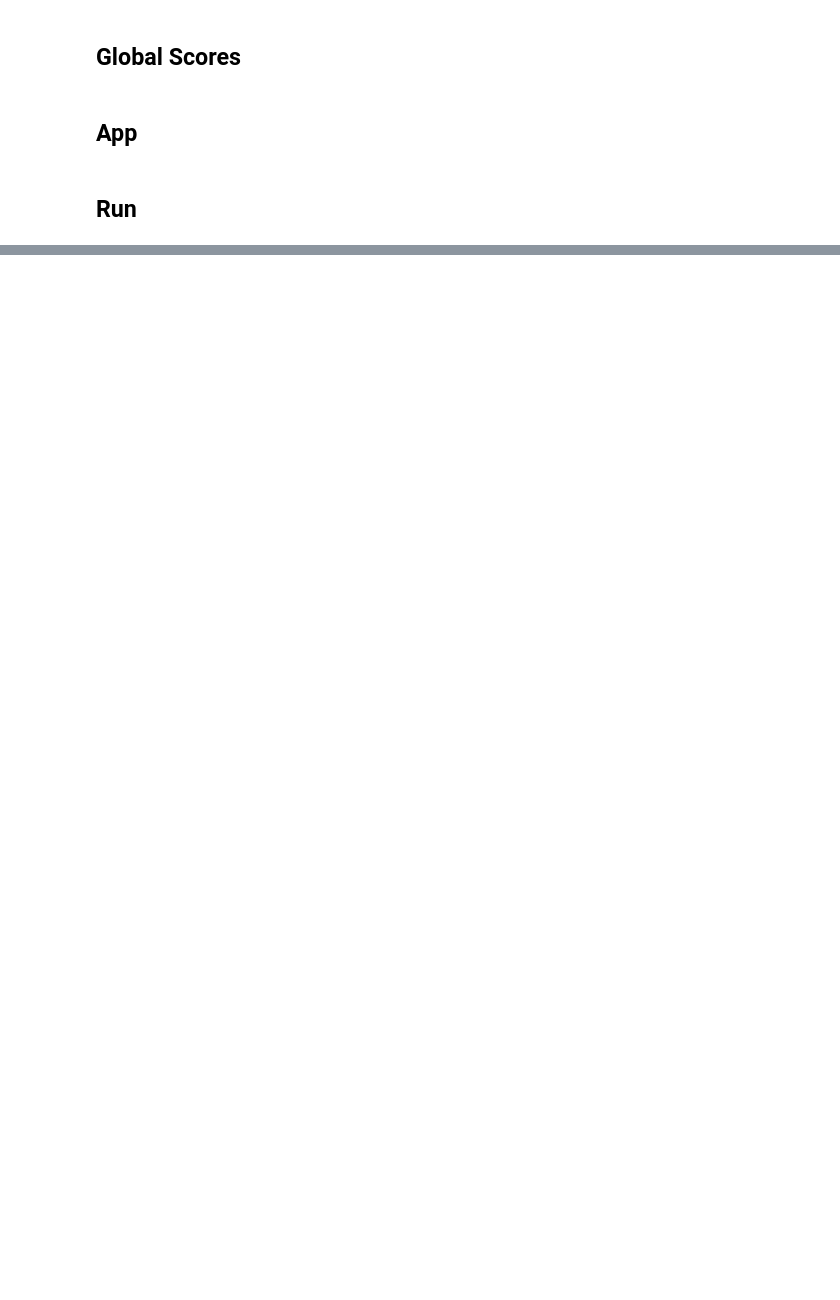
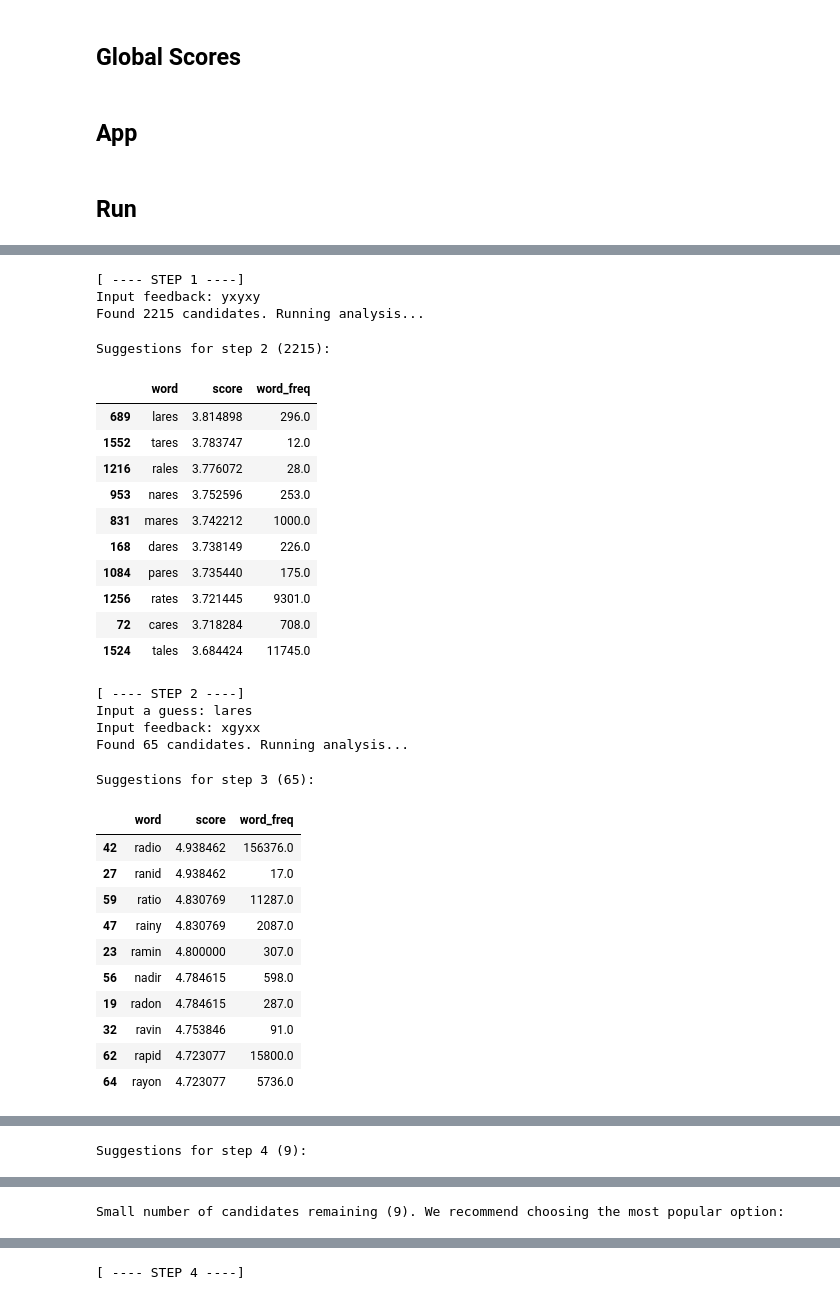
Before and after one commit to chrischow/wordle_solver, a Jupyter notebook: bruteforce.ipynb, the cells around one changed output, grey strips where cells are left out. Drawn from its saved outputs; the diff is of its cells as text; code cells hidden in the pictures; blank space fills up the shorter version.

```diff
--- a/bruteforce.ipynb
+++ b/bruteforce.ipynb
@@ -90,7 +68,7 @@ def filter_wordset(input_word, feedback, wordset):
 ## Vector Ops
 # %%
 def init_vec(word):
-    mat = np.zeros((26, 5))
+    mat = np.zeros((26, 5), dtype='int8')
     for i, l in enumerate(word):
         mat[alpha_dict[l], i] = 1
     return mat
@@ -116,0 +149,4 @@ def get_scores(word, mask):
+# %%
+candidate_mask = init_candidate_mask()
+eval_mat = solutions[candidate_mask].copy()
+eval_mat = eval_mat.reshape(np.sum(candidate_mask), 130)
@@ -164,6 +190,7 @@ def compute_n_filtered(input_word, solution):
 # %%
 def run_app(pre_load=None):
-    mask = np.array([True] * wordle.shape[0])
+    candidate_mask = init_candidate_mask()
+    filter_mask = init_filter_mask()
     step = 1
     w = wordle.copy()
     res = pd.DataFrame([{'a': 1}, {'a': 1}])
@@ -177,32 +204,46 @@ def run_app(pre_load=None):
         else:
             guess = pre_load
         if guess.lower() in ['quit', 'q']:
-            return w, mask, res
+            return w, candidate_mask, res
         tested_words.append(guess)
         all_chars = all_chars + list(set(guess))
         all_chars = list(set(all_chars))
 
         fb = input('Input feedback:')
         if fb.lower() in ['quit', 'q']:
-            return w, mask, res
+            return w, candidate_mask, res
 
-        mask = update_mask(guess, fb.upper(), wordle, mask)
+        # Update masks and candidate set
+        candidate_mask = update_candidate_mask(guess, fb.upper(), wordle, candidate_mask)
+        filter_mask = update_filter_mask(guess, fb, filter_mask)
         w = filter_wordset(guess, fb.upper(), w)
 
         # Candidates
         print(f'Found {w.shape[0]} candidates. Running analysis...')
         new_scores = []
-        # new_ncands = []
+        new_ncands = []
+
+        # eval_mat = solutions[candidate_mask].copy()
+
         for word in tqdm(w.word):
-            new_scores.append(get_final_scores(word, mask))
-            # temp_word = []
-            # for s in wordle_answers.word:
-            #     temp_word.append(compute_n_filtered(word, s))
+            # Get G/Y/X scores
+            new_scores.append(get_final_scores(word, candidate_mask))
 
-        print(f'Suggestions for step {step + 1}:')
+            # Get projected filter mask
+#             temp_cands = 0
+#             for solution in w.word:
+#                 proj_fb = get_feedback(word, solution)
+#                 proj_filter_mask = update_filter_mask(word, proj_fb, filter_mask)
+#                 temp_cands += get_n_cands(word, proj_filter_mask, candidate_mask)
+
+#             new_ncands.append(np.mean(temp_cands / w.shape[0]))
+
+
+        print(f'Suggestions for step {step + 1} ({w.shape[0]}):')
         res = pd.DataFrame({'word': w.word, 'score': new_scores}) \
             .merge(words_all[['word', 'word_freq']], on='word', how='left') \
             .fillna(0)
+        # display(res.sort_values(['ncands', 'score', 'word_freq'], ascending=[True, False, False]).head(10))
         display(res.sort_values(['score', 'word_freq'], ascending=False).head(10))
 
         # Filters
@@ -243,6 +284,6 @@ def run_app(pre_load=None):
         step += 1
         print()
 
-    return w, mask, res
+    return w, candidate_mask, res
 # %% [markdown]
 ## Run
@@ -319,0 +290,34 @@ Small number of candidates remaining (1). We recommend choosing the most popular
+# %%
+curr_wordset, curr_mask, curr_res = run_app('abaka')
+# %% [output]
+[ ---- STEP 1 ----]
+Input feedback: yxyxy
+Found 2215 candidates. Running analysis...
+Suggestions for step 2 (2215):
+|  | word | score | word_freq |
+| 689 | lares | 3.814898 | 296.0 |
+| 1552 | tares | 3.783747 | 12.0 |
+| 1216 | rales | 3.776072 | 28.0 |
+| 953 | nares | 3.752596 | 253.0 |
+| 831 | mares | 3.742212 | 1000.0 |
+| 168 | dares | 3.738149 | 226.0 |
+| 1084 | pares | 3.735440 | 175.0 |
+| 1256 | rates | 3.721445 | 9301.0 |
+| 72 | cares | 3.718284 | 708.0 |
+| 1524 | tales | 3.684424 | 11745.0 |
+[ ---- STEP 2 ----]
+Input a guess: lares
+Input feedback: xgyxx
+Found 65 candidates. Running analysis...
+Suggestions for step 3 (65):
+|  | word | score | word_freq |
+| 42 | radio | 4.938462 | 156376.0 |
+| 27 | ranid | 4.938462 | 17.0 |
+| 59 | ratio | 4.830769 | 11287.0 |
+| 47 | rainy | 4.830769 | 2087.0 |
+| 23 | ramin | 4.800000 | 307.0 |
+| 56 | nadir | 4.784615 | 598.0 |
+| 19 | radon | 4.784615 | 287.0 |
+| 32 | ravin | 4.753846 | 91.0 |
+| 62 | rapid | 4.723077 | 15800.0 |
+| 64 | rayon | 4.723077 | 5736.0 |
@@ -319,0 +328 @@ Small number of candidates remaining (1). We recommend choosing the most popular
+Suggestions for step 4 (9):
@@ -319,0 +339 @@ Small number of candidates remaining (1). We recommend choosing the most popular
+Small number of candidates remaining (9). We recommend choosing the most popular option:
@@ -319,0 +346 @@ Small number of candidates remaining (1). We recommend choosing the most popular
+[ ---- STEP 4 ----]
```
Also changed, not shown: parts of 42 cells of this notebook, 9 other files.
